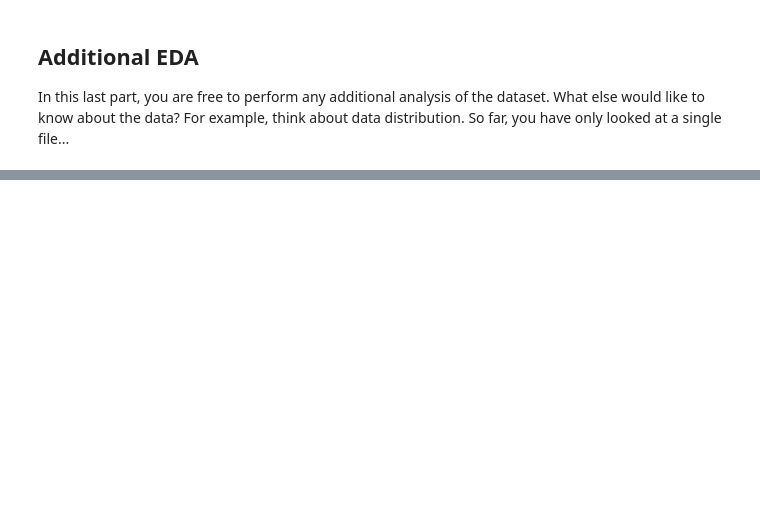
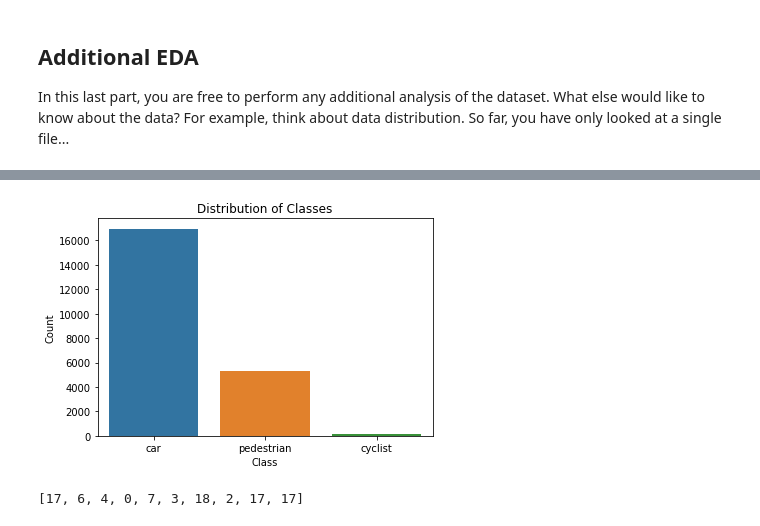
Before and after one commit to floriandonhauser/object-detection-in-an-urban-environment, a Jupyter notebook: Exploratory Data Analysis.ipynb, the cells around one changed output, grey strips where cells are left out. Saved outputs shown, nothing was run; the diff lists cells and outputs as text; code cells hidden in the pictures; blank space fills up the shorter version.

```diff
--- a/Exploratory Data Analysis.ipynb
+++ b/Exploratory Data Analysis.ipynb
@@ -78,0 +108,25 @@ For example, think about data distribution. So far, you have only looked at a si
+# %%
+# 1: car
+# 2: pedestrian
+# 4: cyclist
+counts = {1:0, 2:0, 4:0}
+class_dist = {1:[], 2:[], 4:[]}
+
+n = 1000
+
+for batch in dataset.take(n):
+    obj_count = {1:0, 2:0, 4:0}
+    for l in batch["groundtruth_classes"].numpy():
+        obj_count[l]+=1
+    for i in [1, 2, 4]:
+        counts[i] += obj_count[i]
+        class_dist[i].append(obj_count[i])
+# %%
+ax = sns.barplot(x=["car", "pedestrian", "cyclist"], y=[counts[1], counts[2], counts[4]])
+ax.set(xlabel = 'Class', ylabel = 'Count', title='Distribution of Classes');
+# %% [output]
+[figure, added]
+# %%
+class_dist[1][0:10]
+# %% [output]
+[17, 6, 4, 0, 7, 3, 18, 2, 17, 17]
```
Also changed, not shown: parts of 7 cells of this notebook, 4 other files.
